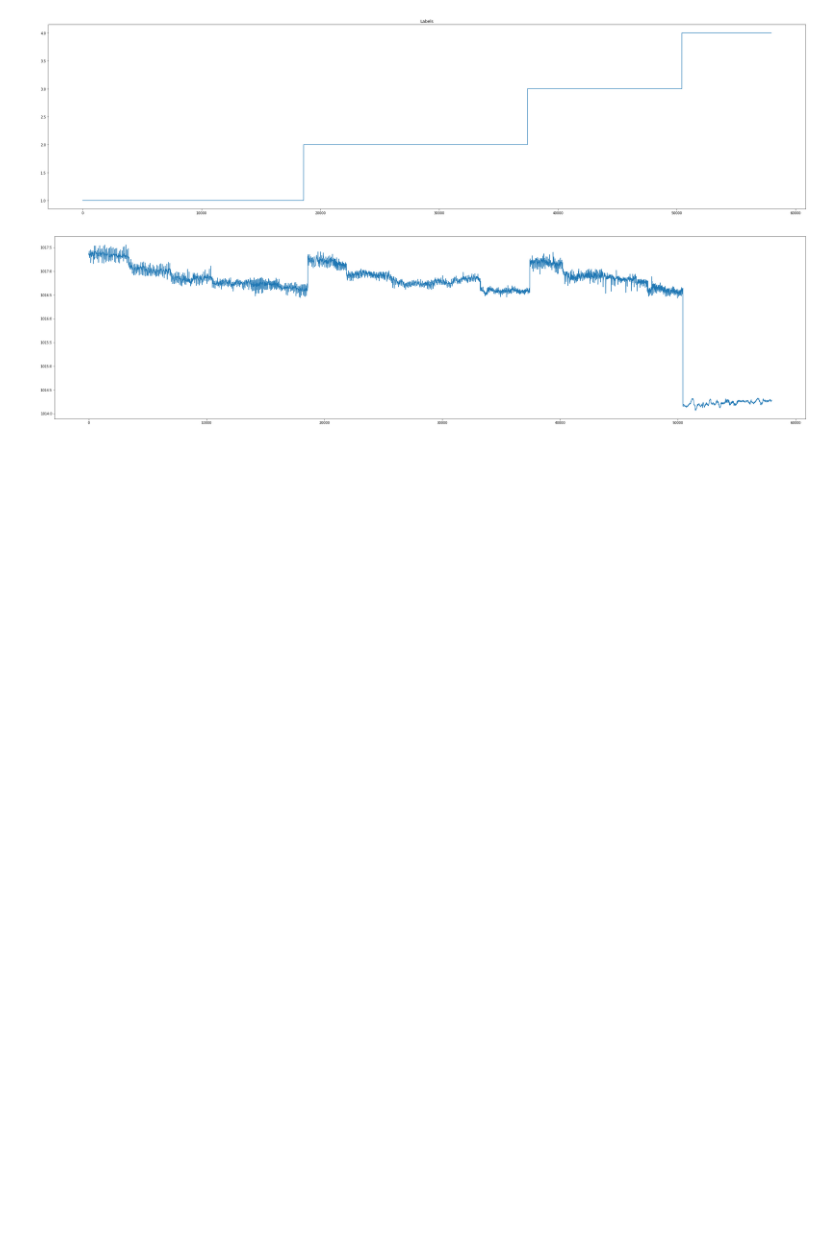
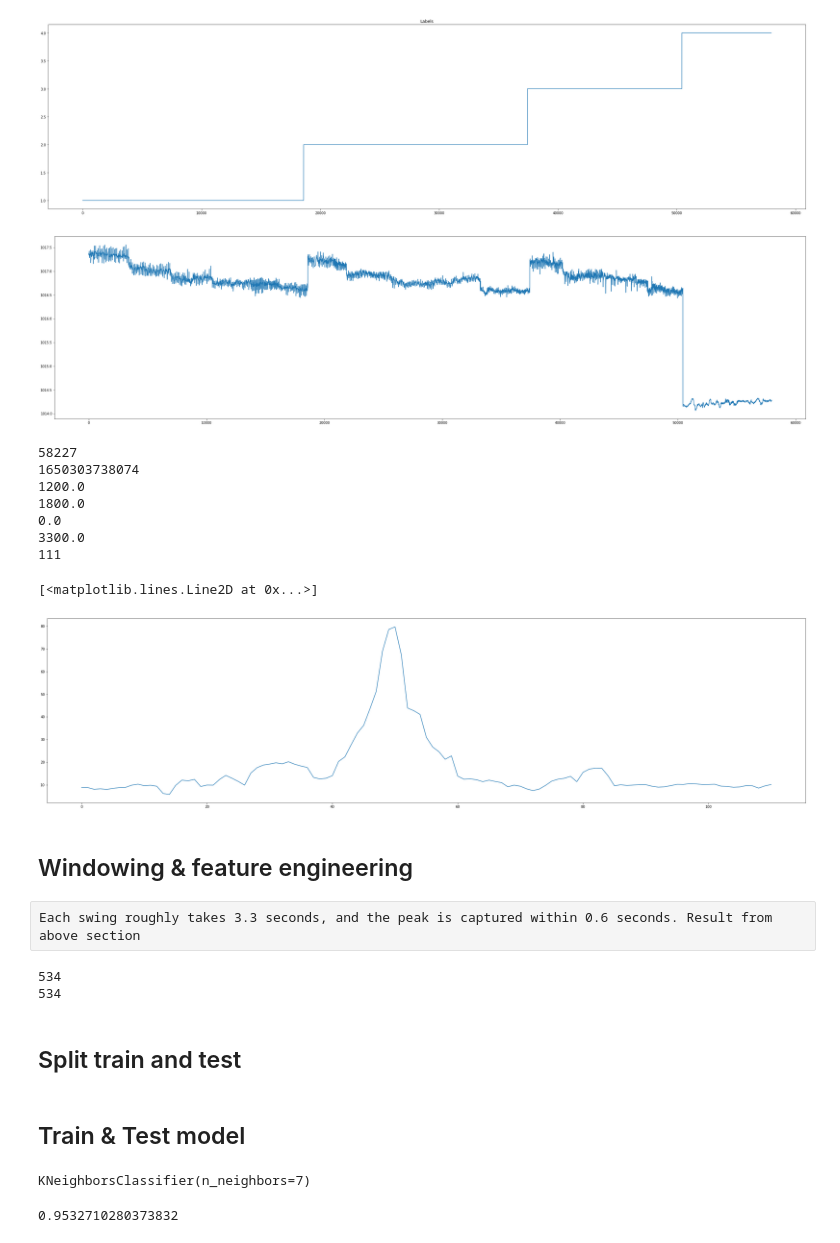
Before and after one commit to CodyRichter/Compsci-528-DeFault-Data-Classification, a Jupyter notebook: ParseSensorData.ipynb, the cells around one changed output. Saved outputs shown, nothing was run; the diff lists cells and outputs as text; code cells hidden in the pictures; blank space fills up the shorter version.

Commit message:
'knn-model'

```diff
--- a/ParseSensorData.ipynb
+++ b/ParseSensorData.ipynb
@@ -297,3 +305,28 @@ plt.plot(list(range(len(activity_label_bar))), bar_mag)
 [<matplotlib.lines.Line2D at 0x...>]
 [figure]
 [figure]
+# %%
+print(len(acc_mag))
+print(next(iter(data['acc']['Forehand']['Good'])))
+print(data['acc']['Forehand']['Good']['1650303738074'][40][0])
+print(data['acc']['Forehand']['Good']['1650303738074'][60][0])
+print(data['acc']['Forehand']['Good']['1650303738074'][0][0])
+print(data['acc']['Forehand']['Good']['1650303738074'][-1][0])
+print(len(data['acc']['Forehand']['Good']['1650303738074']))
+temp = len(data['acc']['Forehand']['Good']['1650303738074'])
+plt.figure(0, figsize=(40,10))
+plt.plot(list(range(temp)), acc_mag[0:temp])
+# %% [output]
+58227
+1650303738074
+1200.0
+1800.0
+0.0
+3300.0
+111
+[<matplotlib.lines.Line2D at 0x...>]
+[figure, added]
+# %% [markdown]
+## Windowing & feature engineering
+# %% [raw]
+Each swing roughly takes 3.3 seconds, and the peak is captured within 0.6 seconds. Result from above section
@@ -299,0 +383,10 @@ plt.plot(list(range(len(activity_label_bar))), bar_mag)
+# %%
+# forehand label 1, backhand label 2, overhead label 3, passive label 4
+# print(np.std([1,2,3]))
+print(len(activity_label_acc))
+print(len(featureMatrix))
+# %% [output]
+534
+534
+# %% [markdown]
+## Split train and test
@@ -299,0 +409,13 @@ plt.plot(list(range(len(activity_label_bar))), bar_mag)
+# %% [markdown]
+## Train & Test model
+# %%
+from sklearn.neighbors import KNeighborsClassifier
+
+model = KNeighborsClassifier(n_neighbors=7)
+model.fit(train_x, train_y)
+# %% [output]
+KNeighborsClassifier(n_neighbors=7)
+# %%
+model.score(test_x, test_y)
+# %% [output]
+0.9532710280373832
```
Also changed, not shown: parts of 19 cells of this notebook.
